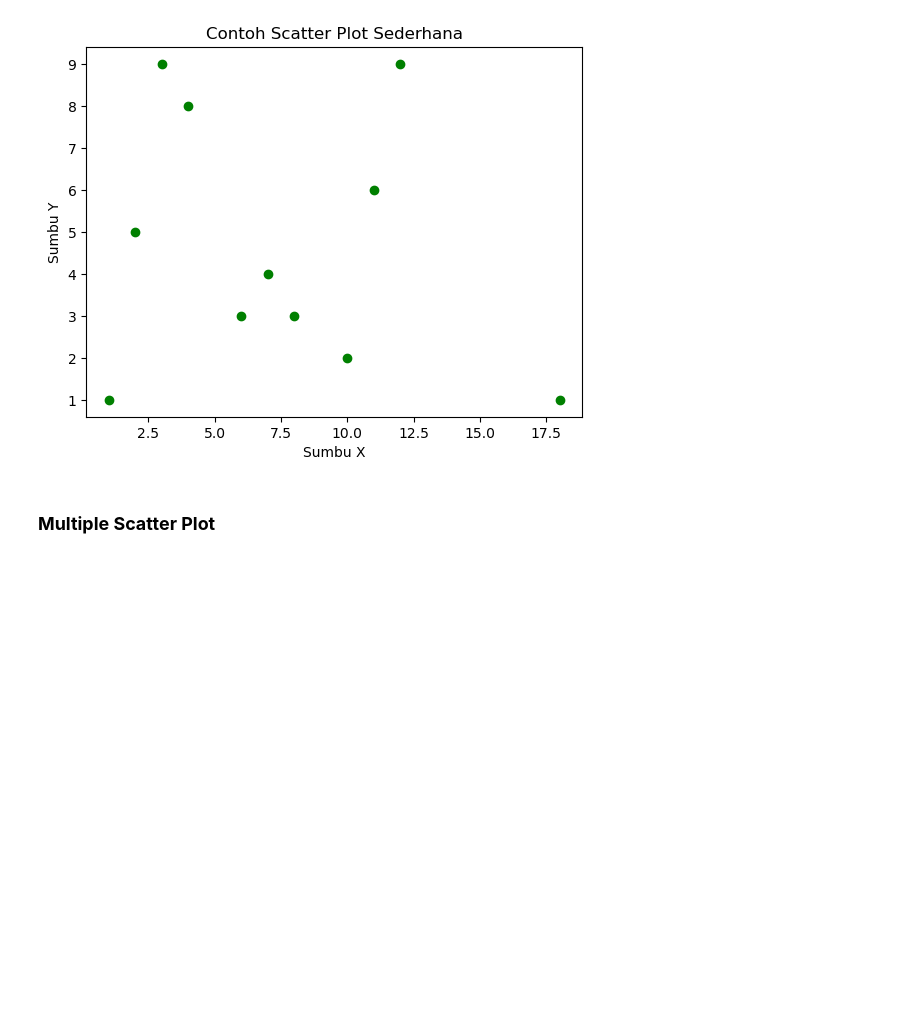
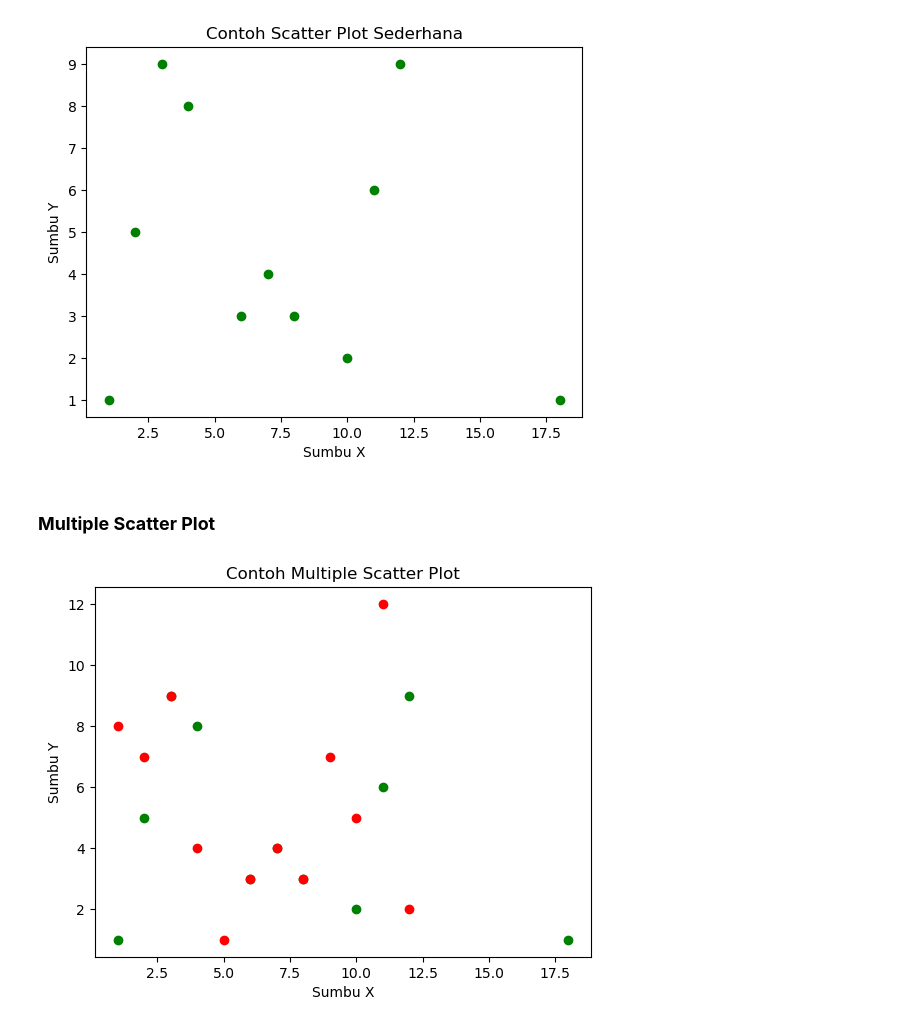
Before and after one commit to Edy-Mochamad/Learn-visualization-data, a Jupyter notebook: pengenalan-Matplotlib.ipynb, the cells around one changed output. Drawn from its saved outputs; the diff is of its cells as text; code cells hidden in the pictures; blank space fills up the shorter version.

Commit message:
Multiple scatter plot

```diff
--- a/pengenalan-Matplotlib.ipynb
+++ b/pengenalan-Matplotlib.ipynb
@@ -758,3 +758,20 @@ plt.show()
 [figure]
 # %% [markdown]
 ### **Multiple Scatter Plot**
+# %%
+x1 = [6, 8, 12, 4, 10, 2, 18, 11, 3, 7, 1]
+y1 = [3, 3, 9, 8, 2, 5, 1, 6, 9, 4, 1]
+
+x2 = [12, 4, 8, 6, 2, 10, 5, 3, 1, 7, 9, 11]
+y2 = [2, 4, 3, 3, 7, 5, 1, 9, 8, 4, 7, 12]
+# %%
+plt.scatter(x1, y1, label = 'Data A', color = 'g')
+plt.scatter(x2, y2, label = 'Data B', color = 'r')
+
+plt.xlabel('Sumbu X')
+plt.ylabel('Sumbu Y')
+plt.title('Contoh Multiple Scatter Plot')
+
+plt.show()
+# %% [output]
+[figure, added]
```
